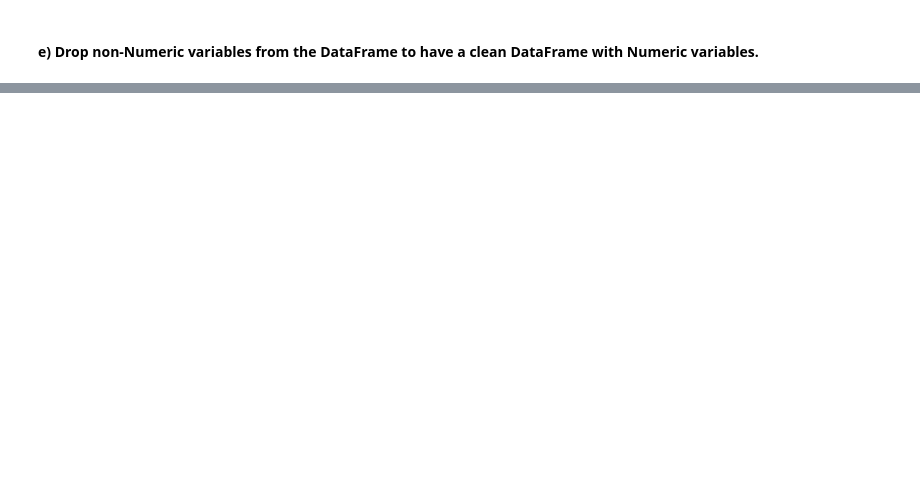
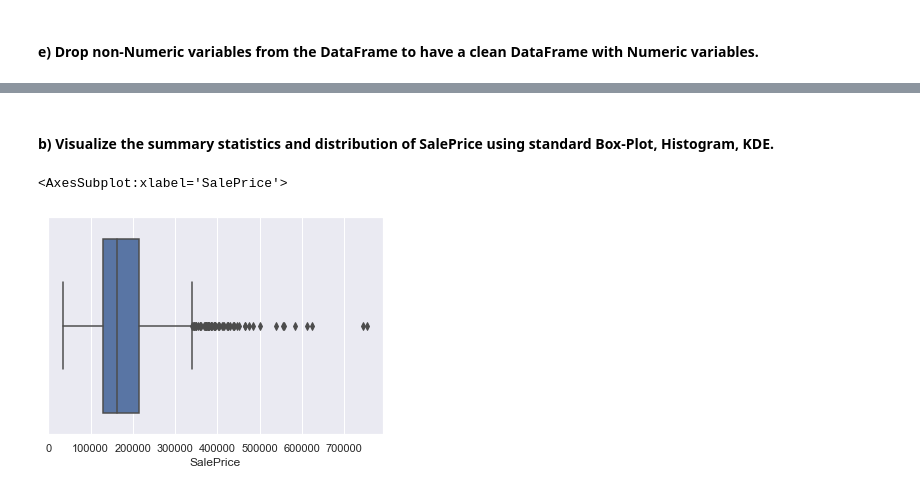
Before and after one commit to Magiccofee/School-Projects, a Jupyter notebook: MA0218/Exercise 2/Exercise2_solution.ipynb, the cells around one changed output, grey strips where cells are left out. Saved outputs shown, nothing was run; the diff lists cells and outputs as text; code cells hidden in the pictures; blank space fills up the shorter version.

```diff
--- a/MA0218/Exercise 2/Exercise2_solution.ipynb
+++ b/MA0218/Exercise 2/Exercise2_solution.ipynb
@@ -24,3 +24,7 @@ import matplotlib.pyplot as plt # we only need pyplot
 sb.set() # set the default Seaborn style for graphics
 # %% [markdown]
 #### a) Import the “train.csv” data you downloaded (either from NTU Learn or Kaggle) in Jupyter Notebook.
+# %%
+DataFile = pd.read_csv('train.csv')
+display(DataFile.head(5))
+display(DataFile.sample(5))
@@ -29,2 +150,6 @@ sb.set() # set the default Seaborn style for graphics
 # %% [markdown]
 #### c) Extract only the variables (columns) of type Integer (int64), and store as a new Pandas DataFrame.
+# %%
+df2 = DataFile.select_dtypes(include = np.int64)
+display(df2)
+type(df2)
@@ -37,2 +181,5 @@ sb.set() # set the default Seaborn style for graphics
 # %% [markdown]
 #### e) Drop non-Numeric variables from the DataFrame to have a clean DataFrame with Numeric variables.
+# %%
+clean_data = df2.drop([ 'MSSubClass', 'OverallQual', 'OverallCond', 'MoSold', 'YrSold', 'YearBuilt', 'YearRemodAdd' ], axis = 'columns')
+clean_data
@@ -38,0 +225,7 @@ sb.set() # set the default Seaborn style for graphics
+# %% [markdown]
+####  b) Visualize the summary statistics and distribution of SalePrice using standard Box-Plot, Histogram, KDE.
+# %%
+sb.boxplot(clean_data['SalePrice'])
+# %% [output]
+<AxesSubplot:xlabel='SalePrice'>
+[figure, added]
```
Also changed, not shown: parts of 35 cells of this notebook.
